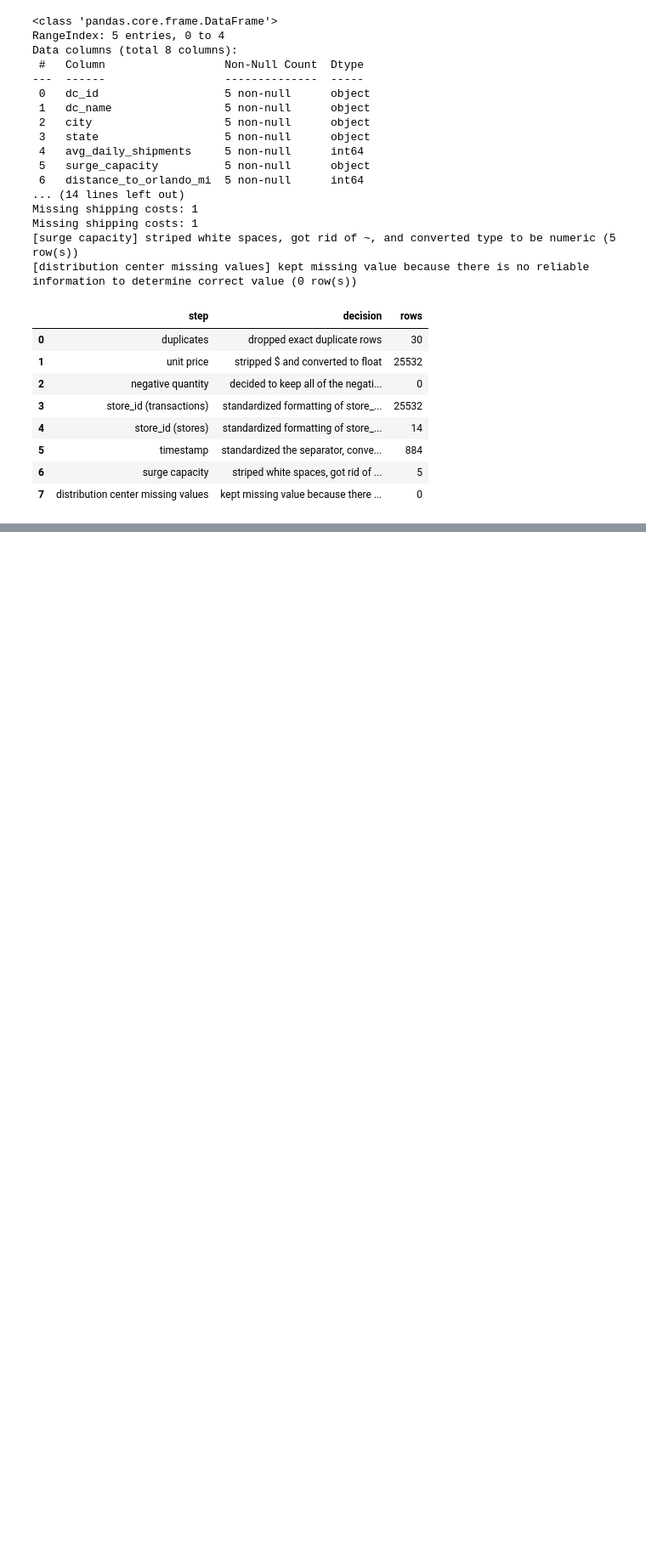
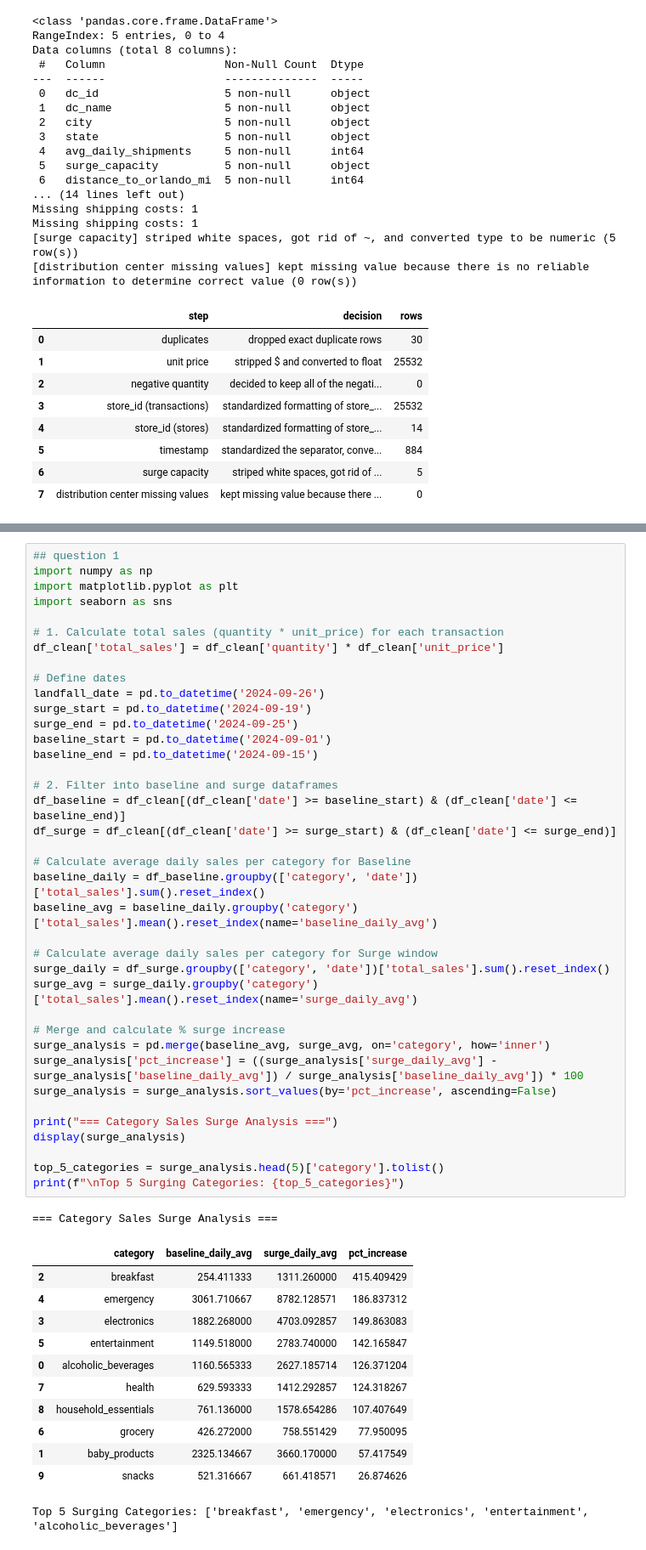
Before and after one commit to AdelineKwakye/walmart-huricane-project, a Jupyter notebook: notebooks/scratch/Adeline_Kwakye_Notebook.ipynb, the cells around one changed output, grey strips where cells are left out. Shown at 85% size. Drawn from its saved outputs; the diff is of its cells as text; blank space fills up the shorter version.

```diff
--- a/notebooks/scratch/Adeline_Kwakye_Notebook.ipynb
+++ b/notebooks/scratch/Adeline_Kwakye_Notebook.ipynb
@@ -405,0 +457,52 @@ Missing shipping costs: 1
+# %%
+## question 1
+import numpy as np
+import matplotlib.pyplot as plt
+import seaborn as sns
+
+# 1. Calculate total sales (quantity * unit_price) for each transaction
+df_clean['total_sales'] = df_clean['quantity'] * df_clean['unit_price']
+
+# Define dates
+landfall_date = pd.to_datetime('2024-09-26')
+surge_start = pd.to_datetime('2024-09-19')
+surge_end = pd.to_datetime('2024-09-25')
+baseline_start = pd.to_datetime('2024-09-01')
+baseline_end = pd.to_datetime('2024-09-15')
+
+# 2. Filter into baseline and surge dataframes
+df_baseline = df_clean[(df_clean['date'] >= baseline_start) & (df_clean['date'] <= baseline_end)]
+df_surge = df_clean[(df_clean['date'] >= surge_start) & (df_clean['date'] <= surge_end)]
+
+# Calculate average daily sales per category for Baseline
+baseline_daily = df_baseline.groupby(['category', 'date'])['total_sales'].sum().reset_index()
+baseline_avg = baseline_daily.groupby('category')['total_sales'].mean().reset_index(name='baseline_daily_avg')
+
+# Calculate average daily sales per category for Surge window
+surge_daily = df_surge.groupby(['category', 'date'])['total_sales'].sum().reset_index()
+surge_avg = surge_daily.groupby('category')['total_sales'].mean().reset_index(name='surge_daily_avg')
+
+# Merge and calculate % surge increase
+surge_analysis = pd.merge(baseline_avg, surge_avg, on='category', how='inner')
+surge_analysis['pct_increase'] = ((surge_analysis['surge_daily_avg'] - surge_analysis['baseline_daily_avg']) / surge_analysis['baseline_daily_avg']) * 100
+surge_analysis = surge_analysis.sort_values(by='pct_increase', ascending=False)
+
+print("=== Category Sales Surge Analysis ===")
+display(surge_analysis)
+
+top_5_categories = surge_analysis.head(5)['category'].tolist()
+print(f"\nTop 5 Surging Categories: {top_5_categories}")
+# %% [output]
+=== Category Sales Surge Analysis ===
+|  | category | baseline_daily_avg | surge_daily_avg | pct_increase |
+| 2 | breakfast | 254.411333 | 1311.260000 | 415.409429 |
+| 4 | emergency | 3061.710667 | 8782.128571 | 186.837312 |
+| 3 | electronics | 1882.268000 | 4703.092857 | 149.863083 |
+| 5 | entertainment | 1149.518000 | 2783.740000 | 142.165847 |
+| 0 | alcoholic_beverages | 1160.565333 | 2627.185714 | 126.371204 |
+| 7 | health | 629.593333 | 1412.292857 | 124.318267 |
+| 8 | household_essentials | 761.136000 | 1578.654286 | 107.407649 |
+| 6 | grocery | 426.272000 | 758.551429 | 77.950095 |
+| 1 | baby_products | 2325.134667 | 3660.170000 | 57.417549 |
+| 9 | snacks | 521.316667 | 661.418571 | 26.874626 |
+Top 5 Surging Categories: ['breakfast', 'emergency', 'electronics', 'entertainment', 'alcoholic_beverages']
```
Also changed, not shown: parts of 3 cells of this notebook.
